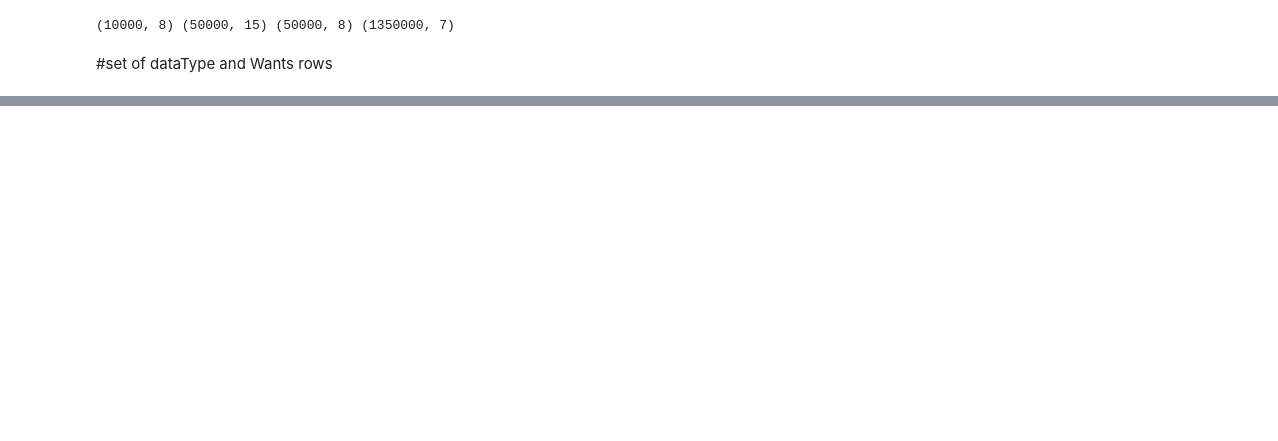
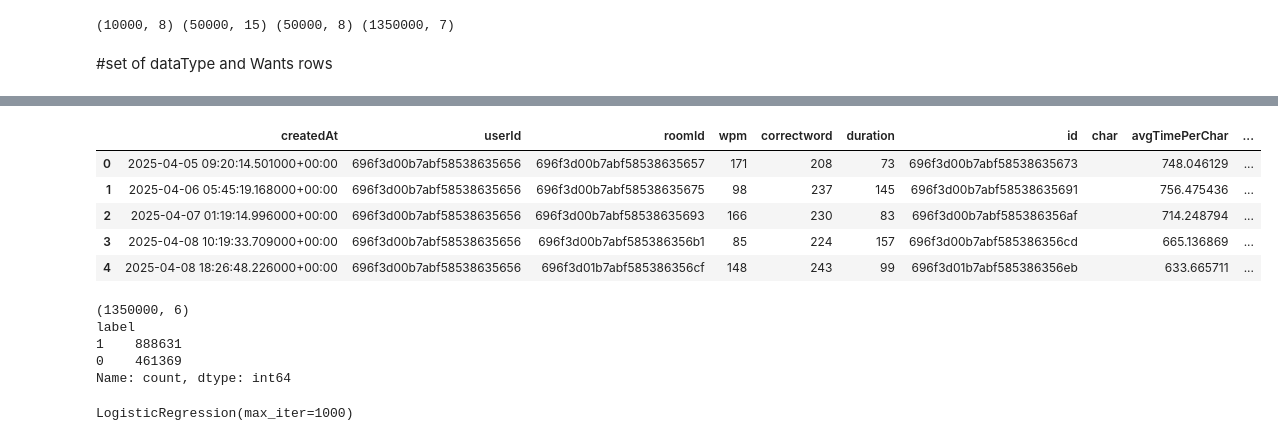
Before and after one commit to Kiranjeet28/typerhouse-ML, a Jupyter notebook: Analysis/main.ipynb, the cells around one changed output, grey strips where cells are left out. Saved outputs shown, nothing was run; the diff lists cells and outputs as text; code cells hidden in the pictures; blank space fills up the shorter version.

```diff
--- a/Analysis/main.ipynb
+++ b/Analysis/main.ipynb
@@ -59,0 +105,29 @@ NameError: name 'df_room' is not defined
+# %%
+length_map = {
+    'SHORT': 1,
+    'MEDIUM': 2,
+    'LONG': 3,
+    'MARATHON': 4
+}
+
+df['text_length_level'] = df['textLength'].map(length_map)
+# %%
+# more effective features selection
+df.drop(columns=['textLength'], inplace=True)
+df['createdAt'] = pd.to_datetime(df['createdAt'])
+
+num_cols = [
+    'text_length_level','wpm','correctword','duration',
+    'avgTimePerChar','maxTimePerChar','errorFrequency'
+]
+df[num_cols] = df[num_cols].apply(pd.to_numeric, errors='coerce')
+
+df = df.sort_values(['userId', 'char', 'createdAt']).reset_index(drop=True)
+df.head()
+# %% [output]
+|  | createdAt | userId | roomId | wpm | correctword | duration | id | char | avgTimePerChar | ... |
+| 0 | 2025-04-05 09:20:14.501000+00:00 | 696f3d00b7abf58538635656 | 696f3d00b7abf58538635657 | 171 | 208 | 73 | 696f3d00b7abf58538635673 |  | 748.046129 | ... |
+| 1 | 2025-04-06 05:45:19.168000+00:00 | 696f3d00b7abf58538635656 | 696f3d00b7abf58538635675 | 98 | 237 | 145 | 696f3d00b7abf58538635691 |  | 756.475436 | ... |
+| 2 | 2025-04-07 01:19:14.996000+00:00 | 696f3d00b7abf58538635656 | 696f3d00b7abf58538635693 | 166 | 230 | 83 | 696f3d00b7abf585386356af |  | 714.248794 | ... |
+| 3 | 2025-04-08 10:19:33.709000+00:00 | 696f3d00b7abf58538635656 | 696f3d00b7abf585386356b1 | 85 | 224 | 157 | 696f3d00b7abf585386356cd |  | 665.136869 | ... |
+| 4 | 2025-04-08 18:26:48.226000+00:00 | 696f3d00b7abf58538635656 | 696f3d01b7abf585386356cf | 148 | 243 | 99 | 696f3d01b7abf585386356eb |  | 633.665711 | ... |
@@ -59,0 +168,28 @@ NameError: name 'df_room' is not defined
+# %%
+df = df.groupby(['userId', 'char']).filter(lambda x: len(x) >= 2)
+feature_cols = [
+    'accuracy',
+    'char_time_variance',
+    'recent_error_flag',
+    'avg_error_freq_last_N',
+    'avg_char_time_last_N',
+    'text_length_level'   # ✅ NEW & IMPORTANT
+]
+X = df[feature_cols].fillna(0)
+y = df['label']
+
+print(X.shape)
+print(y.value_counts())
+# %% [output]
+(1350000, 6)
+label
+1    888631
+0    461369
+Name: count, dtype: int64
+# %%
+from sklearn.linear_model import LogisticRegression
+
+model = LogisticRegression(max_iter=1000)
+model.fit(X, y)
+# %% [output]
+LogisticRegression(max_iter=1000)
```
Also changed, not shown: parts of 11 cells of this notebook.
